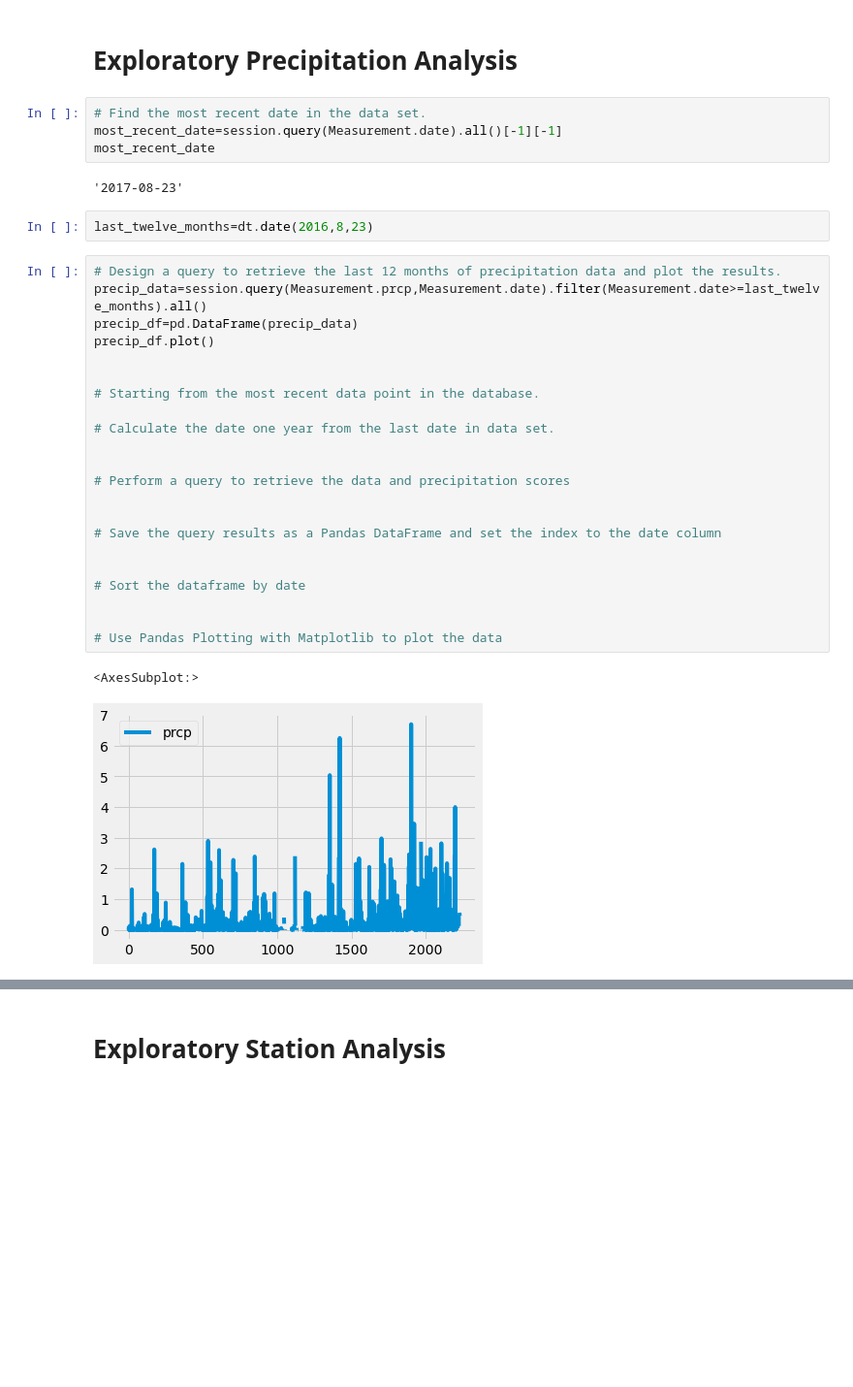
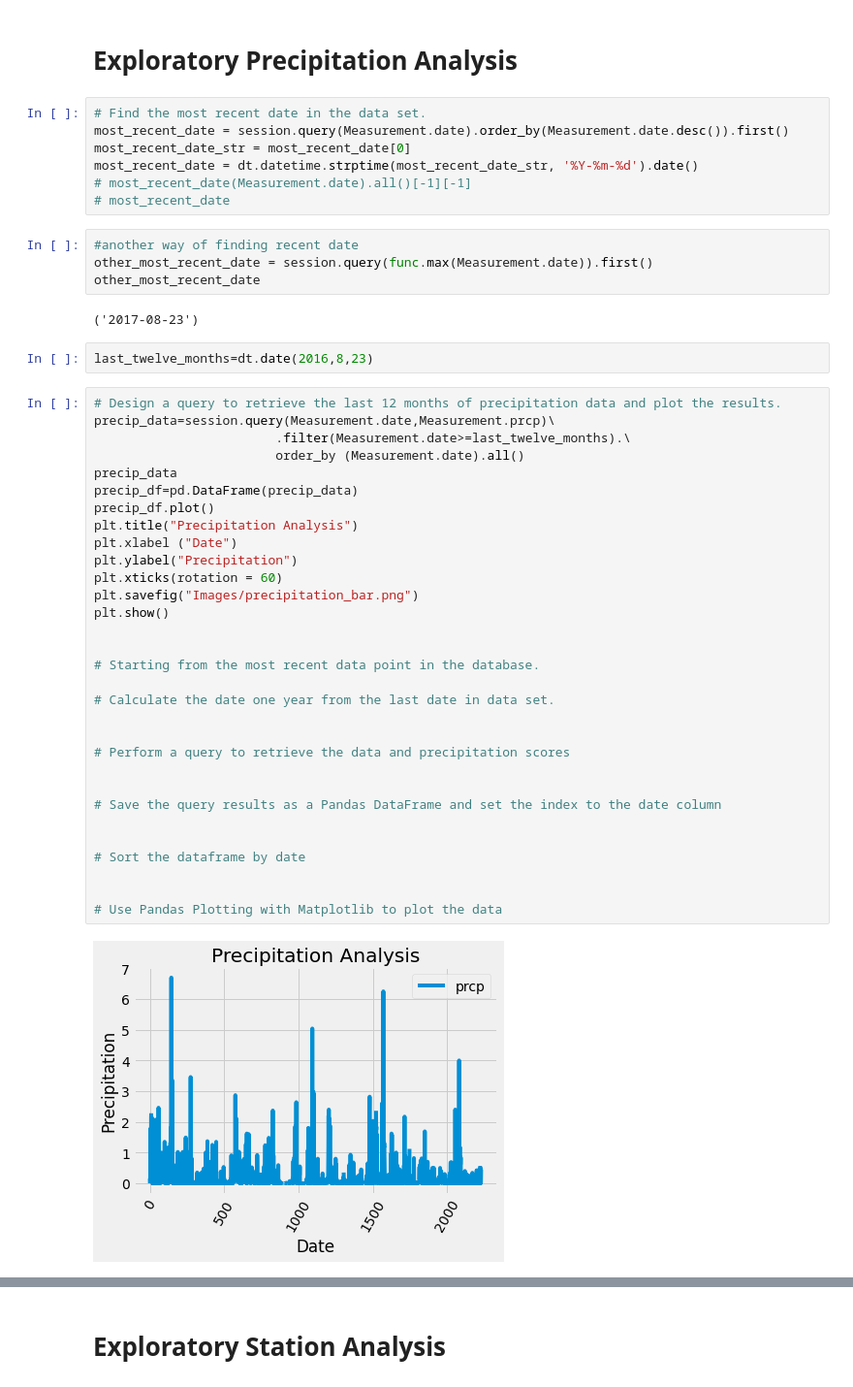
Before and after one commit to GE73-data/sqlalchemy_challenge, a Jupyter notebook: climate_starter.ipynb, the cells around one changed output, grey strips where cells are left out. Shown: that part at 97% size. Saved outputs shown, nothing was run; the diff lists cells and outputs as text; blank space fills up the shorter version.

```diff
--- a/climate_starter.ipynb
+++ b/climate_starter.ipynb
@@ -40,36 +40,51 @@ session=Session(engine)
 # Exploratory Precipitation Analysis
 # %%
 # Find the most recent date in the data set.
-most_recent_date=session.query(Measurement.date).all()[-1][-1]
-most_recent_date
+most_recent_date = session.query(Measurement.date).order_by(Measurement.date.desc()).first()
+most_recent_date_str = most_recent_date[0]
+most_recent_date = dt.datetime.strptime(most_recent_date_str, '%Y-%m-%d').date()
+# most_recent_date(Measurement.date).all()[-1][-1]
+# most_recent_date
-# %% [output]
-'2017-08-23'
+# %%
+#another way of finding recent date
+other_most_recent_date = session.query(func.max(Measurement.date)).first()
+other_most_recent_date
+# %% [output]
+('2017-08-23')
 # %%
 last_twelve_months=dt.date(2016,8,23)
 # %%
 # Design a query to retrieve the last 12 months of precipitation data and plot the results.
-precip_data=session.query(Measurement.prcp,Measurement.date).filter(Measurement.date>=last_twelve_months).all()
+precip_data=session.query(Measurement.date,Measurement.prcp)\
+                        .filter(Measurement.date>=last_twelve_months).\
+                        order_by (Measurement.date).all()
+precip_data
 precip_df=pd.DataFrame(precip_data)
 precip_df.plot()
+plt.title("Precipitation Analysis")
+plt.xlabel ("Date")
+plt.ylabel("Precipitation")
+plt.xticks(rotation = 60)
+plt.savefig("Images/precipitation_bar.png")
+plt.show()
 
 
 # Starting from the most recent data point in the database.
 
 # Calculate the date one year from the last date in data set.
 
 
 # Perform a query to retrieve the data and precipitation scores
 
 
 # Save the query results as a Pandas DataFrame and set the index to the date column
 
 
 # Sort the dataframe by date
 
 
 # Use Pandas Plotting with Matplotlib to plot the data
 # %% [output]
-<AxesSubplot:>
-[figure, old version]
+[figure, new version]
 # %%
 # Use Pandas to calcualte the summary statistics for the precipitation data
```
Also changed, not shown: parts of 4 cells of this notebook, 1 other file.
